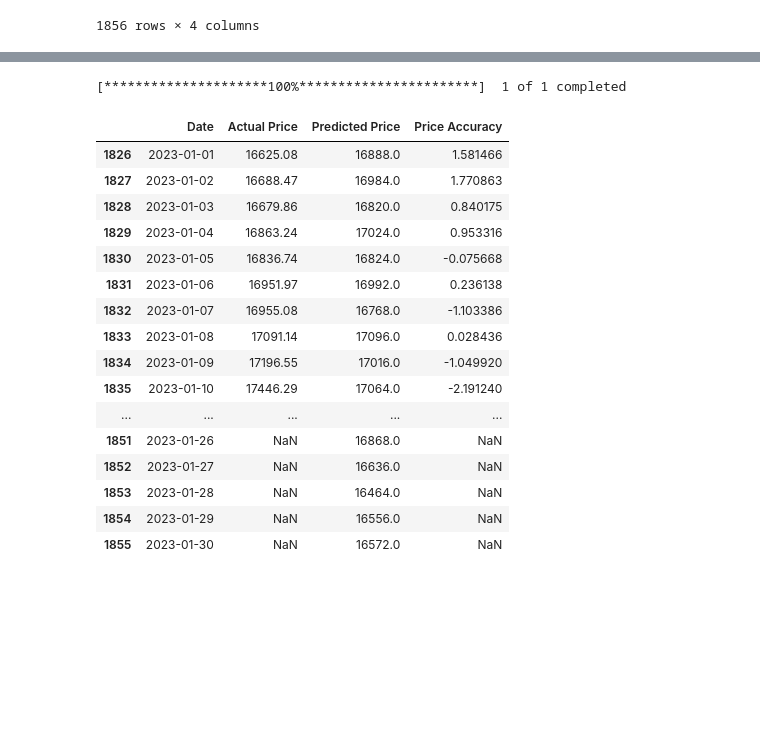
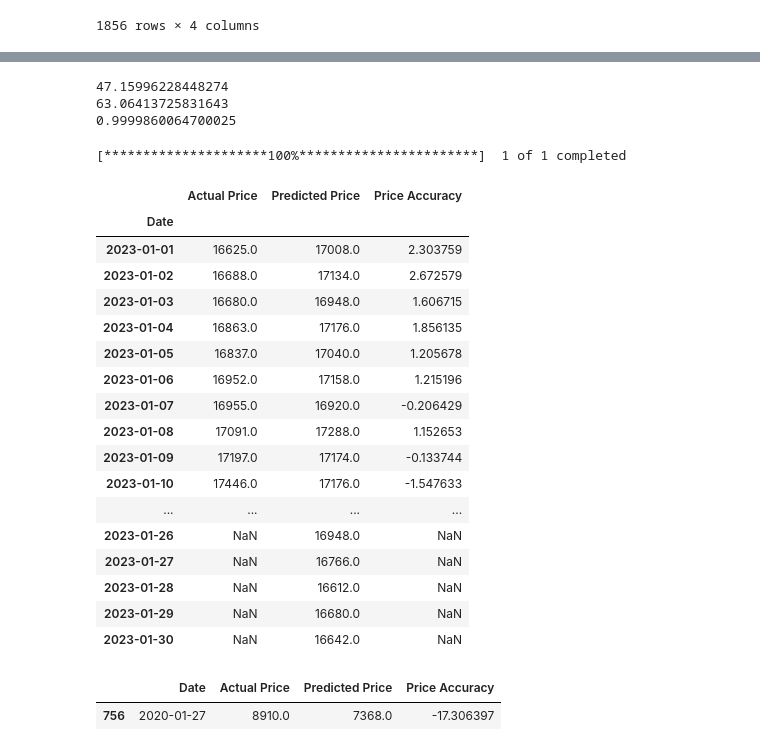
Before and after one commit to Olegreg762/Group_Project_2, a Jupyter notebook: BTC_ETH_predict.ipynb, the cells around one changed output, grey strips where cells are left out. Cells and saved outputs as stored; diff of their text form; code cells hidden in the pictures; blank space fills up the shorter version.

```diff
--- a/BTC_ETH_predict.ipynb
+++ b/BTC_ETH_predict.ipynb
@@ -42,9 +46,21 @@ crypto_btc
 | 1855 | 2022-12-30 00:00:00+00:00 | 16641.33 | 16602.59 | 15929162910 |
 1856 rows × 4 columns
 # %%
-crypto_btc.plot(
-    x = 'Date',
-    y = 'Close',
-    grid = True,
-    figsize = (20,10)
+crypto_btc.reset_index(inplace=True)
+fig = px.line(crypto_btc, x='Date', y='Close', title='Close Price with Range Slider')
+fig.update_layout(hovermode="x")
+
+fig.update_xaxes(
+    rangeslider_visible=True,
+    rangeselector=dict(
+        buttons=list([
+            dict(count=1, label="1m", step="month", stepmode="backward"),
+            dict(count=6, label="6m", step="month", stepmode="backward"),
+            dict(count=1, label="1y", step="year", stepmode="backward"),
+            dict(count=2, label="2y", step="year", stepmode="backward"),
+            dict(step="all")
+
+        ])
+    )
 )
+fig.show()
@@ -168,24 +207,43 @@ btc_future
+# %%
+btc_mae, btc_r_square, btc_r_square= (),(),()
+
+btc_mae = mean_absolute_error(y['Close'], predict)
+btc_rmse = np.sqrt(mean_squared_error(y['Close'], predict))
+btc_r_square = r2_score(y['Close'], predict)
+print(btc_mae)
+print(btc_rmse)
+print(btc_r_square)
+# %% [output]
+47.15996228448274
+63.06413725831643
+0.9999860064700025
 # %%
 crypto_btc2 = yf.download(tickers='BTC-USD', start='2018-01-01', end='2023-01-30').drop(columns=['Adj Close','High', 'Low']).round(2).reset_index()
-btc_future['Actual Price'] = crypto_btc2['Close']
+btc_future['Actual Price'] = crypto_btc2['Close'].round(0)
 btc_future['Price Accuracy']= (btc_future['Predicted Price']/btc_future['Actual Price']-1)*100
-btc_future.tail(30)
+btc_future.set_index('Date').tail(30)
 # %% [output]
 [*********************100%***********************]  1 of 1 completed
-|  | Date | Actual Price | Predicted Price | Price Accuracy |
-| 1826 | 2023-01-01 | 16625.08 | 16888.0 | 1.581466 |
-| 1827 | 2023-01-02 | 16688.47 | 16984.0 | 1.770863 |
-| 1828 | 2023-01-03 | 16679.86 | 16820.0 | 0.840175 |
-| 1829 | 2023-01-04 | 16863.24 | 17024.0 | 0.953316 |
-| 1830 | 2023-01-05 | 16836.74 | 16824.0 | -0.075668 |
-| 1831 | 2023-01-06 | 16951.97 | 16992.0 | 0.236138 |
-| 1832 | 2023-01-07 | 16955.08 | 16768.0 | -1.103386 |
-| 1833 | 2023-01-08 | 17091.14 | 17096.0 | 0.028436 |
-| 1834 | 2023-01-09 | 17196.55 | 17016.0 | -1.049920 |
-| 1835 | 2023-01-10 | 17446.29 | 17064.0 | -2.191240 |
-| ... | ... | ... | ... | ... |
-| 1851 | 2023-01-26 | NaN | 16868.0 | NaN |
-| 1852 | 2023-01-27 | NaN | 16636.0 | NaN |
-| 1853 | 2023-01-28 | NaN | 16464.0 | NaN |
-| 1854 | 2023-01-29 | NaN | 16556.0 | NaN |
-| 1855 | 2023-01-30 | NaN | 16572.0 | NaN |
+|  | Actual Price | Predicted Price | Price Accuracy |
+| Date |  |  |  |
+| 2023-01-01 | 16625.0 | 17008.0 | 2.303759 |
+| 2023-01-02 | 16688.0 | 17134.0 | 2.672579 |
+| 2023-01-03 | 16680.0 | 16948.0 | 1.606715 |
+| 2023-01-04 | 16863.0 | 17176.0 | 1.856135 |
+| 2023-01-05 | 16837.0 | 17040.0 | 1.205678 |
+| 2023-01-06 | 16952.0 | 17158.0 | 1.215196 |
+| 2023-01-07 | 16955.0 | 16920.0 | -0.206429 |
+| 2023-01-08 | 17091.0 | 17288.0 | 1.152653 |
+| 2023-01-09 | 17197.0 | 17174.0 | -0.133744 |
+| 2023-01-10 | 17446.0 | 17176.0 | -1.547633 |
+| ... | ... | ... | ... |
+| 2023-01-26 | NaN | 16948.0 | NaN |
+| 2023-01-27 | NaN | 16766.0 | NaN |
+| 2023-01-28 | NaN | 16612.0 | NaN |
+| 2023-01-29 | NaN | 16680.0 | NaN |
+| 2023-01-30 | NaN | 16642.0 | NaN |
+# %%
+btc_future.loc[btc_future['Date'] == '2020-01-27']
+# %% [output]
+|  | Date | Actual Price | Predicted Price | Price Accuracy |
+| 756 | 2020-01-27 | 8910.0 | 7368.0 | -17.306397 |
```
Also changed, not shown: parts of 13 cells of this notebook.
